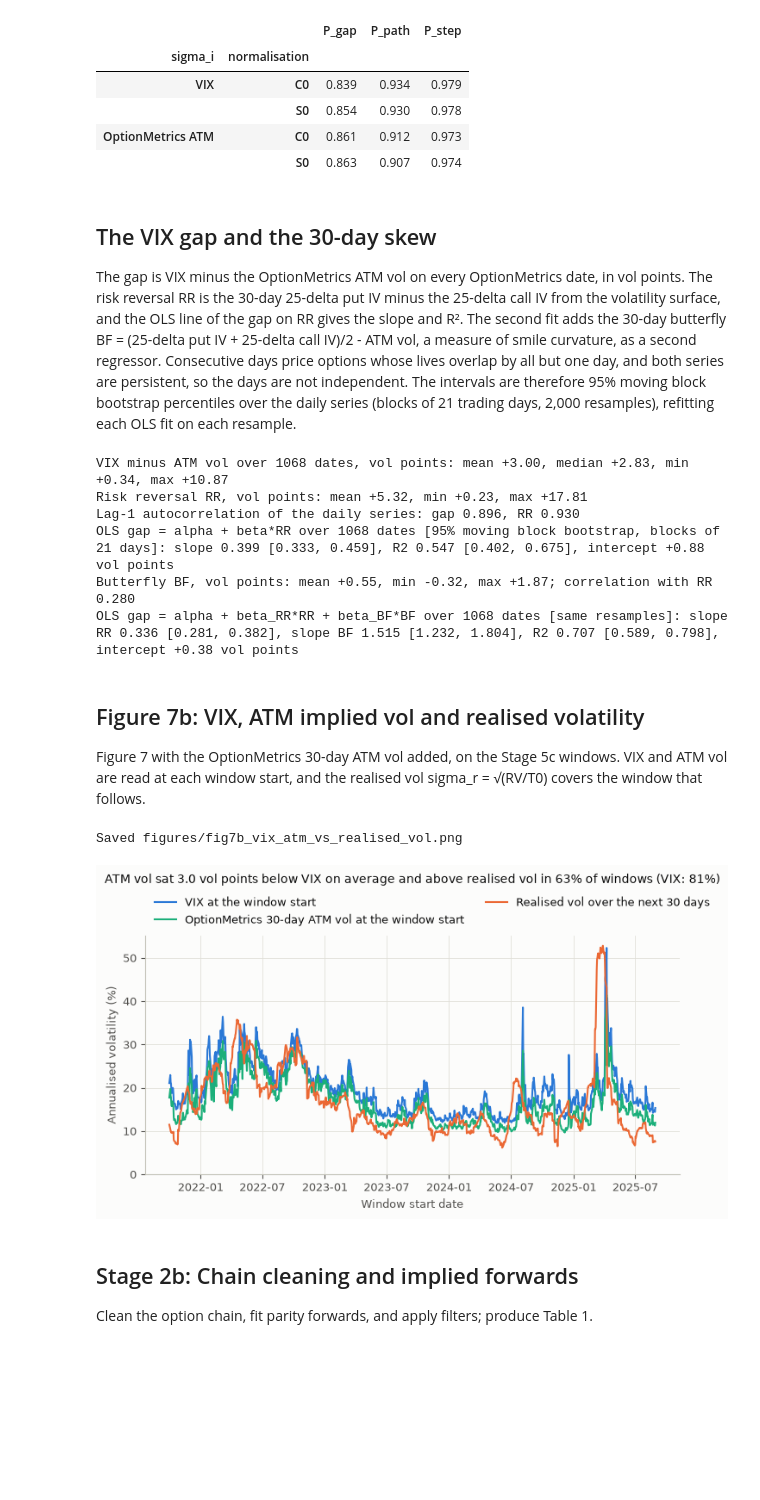
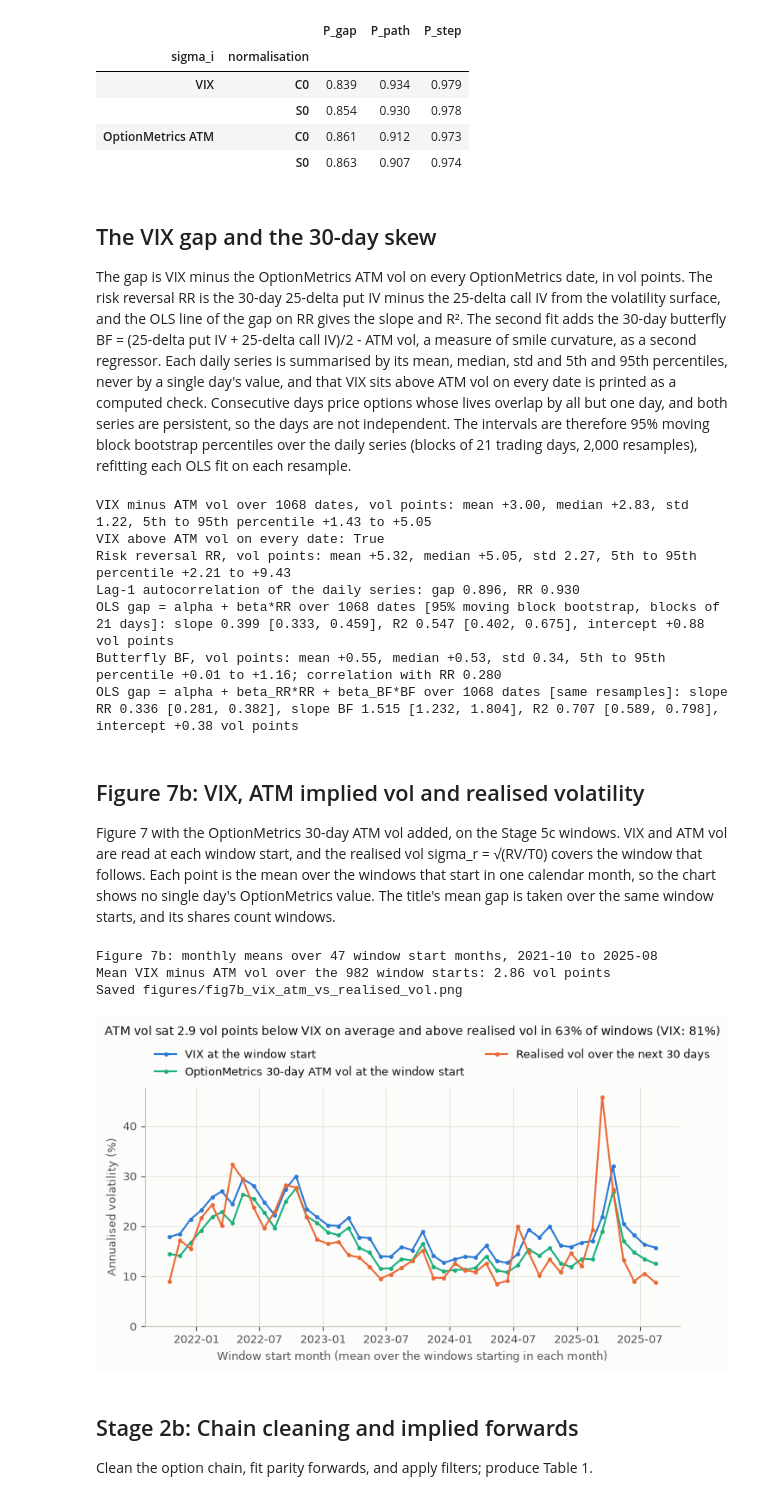
Before and after one commit to yogi-agarwal/vol-surface-delta-hedging, a Jupyter notebook: notebooks/analysis.ipynb, the cells around one changed output. Saved outputs shown, nothing was run; the diff lists cells and outputs as text; code cells hidden in the pictures; blank space fills up the shorter version.

```diff
--- a/notebooks/analysis.ipynb
+++ b/notebooks/analysis.ipynb
@@ -527,6 +527,19 @@ from volsurf.data import load_optionmetrics
 
 OM_LAST = "2025-08-29"  # last OptionMetrics date: Stage 5c windows start on or before it
 GAP_BLOCK = 21  # trading days per block in the bootstrap of the daily gap regression
+
+
+def vol_points(x):
+    """Mean, median, std (ddof 0) and 5th and 95th percentiles of a daily series, in vol points.
+
+    Licensing: these aggregates are all this section prints of a daily OptionMetrics series, never
+    a minimum, a maximum or any other value of a single day.
+    """
+    x = 100 * np.asarray(x, dtype=float)
+    p5, p95 = np.percentile(x, [5, 95])
+    return (f"mean {x.mean():+.2f}, median {np.median(x):+.2f}, std {x.std():.2f}, "
+            f"5th to 95th percentile {p5:+.2f} to {p95:+.2f}")
+
 
 om = load_optionmetrics()  # licensed WRDS files in data/raw/; None when either is absent
 if om is None:
@@ -541,10 +554,7 @@ else:
         f"Stage 5c windows: {om_rows.size} of {win.starts.size}, starts {start_dates[om_rows][0].date()} "
         f"to {start_dates[om_rows][-1].date()}, each with an ATM vol at t0"
     )
-    print(
-        f"Cross-check, ATM vol minus the 50-delta call IV of the surface: mean {100 * atm_minus_50d.mean():+.2f}, "
-        f"largest absolute {100 * atm_minus_50d.abs().max():.2f} vol points"
-    )
+    print(f"Cross-check, ATM vol minus the 50-delta call IV of the surface, vol points: {vol_points(atm_minus_50d)}")
     for points in (1, 2):
         above = atm_minus_50d.abs() > points / 100
         by_year = above.groupby(above.index.year).sum()
@@ -749,21 +759,16 @@ Spearman rank correlation of P&L with each predictor, h = 1, c = 0:
 |  | S0 | 0.863 | 0.907 | 0.974 |
 # %% [markdown]
 ## The VIX gap and the 30-day skew
-The gap is VIX minus the OptionMetrics ATM vol on every OptionMetrics date, in vol points. The risk reversal RR is the 30-day 25-delta put IV minus the 25-delta call IV from the volatility surface, and the OLS line of the gap on RR gives the slope and R². The second fit adds the 30-day butterfly BF = (25-delta put IV + 25-delta call IV)/2 - ATM vol, a measure of smile curvature, as a second regressor. Consecutive days price options whose lives overlap by all but one day, and both series are persistent, so the days are not independent. The intervals are therefore 95% moving block bootstrap percentiles over the daily series (blocks of 21 trading days, 2,000 resamples), refitting each OLS fit on each resample.
+The gap is VIX minus the OptionMetrics ATM vol on every OptionMetrics date, in vol points. The risk reversal RR is the 30-day 25-delta put IV minus the 25-delta call IV from the volatility surface, and the OLS line of the gap on RR gives the slope and R². The second fit adds the 30-day butterfly BF = (25-delta put IV + 25-delta call IV)/2 - ATM vol, a measure of smile curvature, as a second regressor. Each daily series is summarised by its mean, median, std and 5th and 95th percentiles, never by a single day's value, and that VIX sits above ATM vol on every date is printed as a computed check. Consecutive days price options whose lives overlap by all but one day, and both series are persistent, so the days are not independent. The intervals are therefore 95% moving block bootstrap percentiles over the daily series (blocks of 21 trading days, 2,000 resamples), refitting each OLS fit on each resample.
 # %%
 if om is not None:
     vix_om = history["sigma_i"].reindex(om.index)
     assert not vix_om.isna().any(), "every OptionMetrics date needs a VIX close"
     gap = (vix_om - om["sigma_atm"]).to_numpy()
     rr = (om["put_25d"] - om["call_25d"]).to_numpy()
-    print(
-        f"VIX minus ATM vol over {gap.size} dates, vol points: mean {100 * gap.mean():+.2f}, "
-        f"median {100 * np.median(gap):+.2f}, min {100 * gap.min():+.2f}, max {100 * gap.max():+.2f}"
-    )
-    print(
-        f"Risk reversal RR, vol points: mean {100 * rr.mean():+.2f}, "
-        f"min {100 * rr.min():+.2f}, max {100 * rr.max():+.2f}"
-    )
+    print(f"VIX minus ATM vol over {gap.size} dates, vol points: {vol_points(gap)}")
+    print(f"VIX above ATM vol on every date: {bool(np.all(gap > 0))}")
+    print(f"Risk reversal RR, vol points: {vol_points(rr)}")
     lag1 = {name: np.corrcoef(x[:-1], x[1:])[0, 1] for name, x in (("gap", gap), ("RR", rr))}
     print(f"Lag-1 autocorrelation of the daily series: gap {lag1['gap']:.3f}, RR {lag1['RR']:.3f}")
 
@@ -780,10 +785,7 @@ if om is not None:
     )
 
     bf = ((om["put_25d"] + om["call_25d"]) / 2 - om["sigma_atm"]).to_numpy()
-    print(
-        f"Butterfly BF, vol points: mean {100 * bf.mean():+.2f}, min {100 * bf.min():+.2f}, "
-        f"max {100 * bf.max():+.2f}; correlation with RR {np.corrcoef(rr, bf)[0, 1]:.3f}"
-    )
+    print(f"Butterfly BF, vol points: {vol_points(bf)}; correlation with RR {np.corrcoef(rr, bf)[0, 1]:.3f}")
 
     X_gap = np.column_stack([np.ones_like(rr), rr, bf])
     coef_2, r2_2 = hg.ols_fit(gap, X_gap)
@@ -797,39 +799,53 @@ if om is not None:
         f"R2 {r2_2:.3f} [{r2_2lo:.3f}, {r2_2hi:.3f}], intercept {100 * coef_2[0]:+.2f} vol points"
     )
 # %% [output]
-VIX minus ATM vol over 1068 dates, vol points: mean +3.00, median +2.83, min +0.34, max +10.87
-Risk reversal RR, vol points: mean +5.32, min +0.23, max +17.81
+VIX minus ATM vol over 1068 dates, vol points: mean +3.00, median +2.83, std 1.22, 5th to 95th percentile +1.43 to +5.05
+VIX above ATM vol on every date: True
+Risk reversal RR, vol points: mean +5.32, median +5.05, std 2.27, 5th to 95th percentile +2.21 to +9.43
 Lag-1 autocorrelation of the daily series: gap 0.896, RR 0.930
 OLS gap = alpha + beta*RR over 1068 dates [95% moving block bootstrap, blocks of 21 days]: slope 0.399 [0.333, 0.459], R2 0.547 [0.402, 0.675], intercept +0.88 vol points
-Butterfly BF, vol points: mean +0.55, min -0.32, max +1.87; correlation with RR 0.280
+Butterfly BF, vol points: mean +0.55, median +0.53, std 0.34, 5th to 95th percentile +0.01 to +1.16; correlation with RR 0.280
 OLS gap = alpha + beta_RR*RR + beta_BF*BF over 1068 dates [same resamples]: slope RR 0.336 [0.281, 0.382], slope BF 1.515 [1.232, 1.804], R2 0.707 [0.589, 0.798], intercept +0.38 vol points
 # %% [markdown]
 ## Figure 7b: VIX, ATM implied vol and realised volatility
-Figure 7 with the OptionMetrics 30-day ATM vol added, on the Stage 5c windows. VIX and ATM vol are read at each window start, and the realised vol sigma_r = √(RV/T0) covers the window that follows.
+Figure 7 with the OptionMetrics 30-day ATM vol added, on the Stage 5c windows. VIX and ATM vol are read at each window start, and the realised vol sigma_r = √(RV/T0) covers the window that follows. Each point is the mean over the windows that start in one calendar month, so the chart shows no single day's OptionMetrics value. The title's mean gap is taken over the same window starts, and its shares count windows.
 # %%
 if om is not None:
     AQUA = "#1baf7a"  # third series colour after blue and orange
     dates_5c = start_dates[om_rows]
     share_5c = {label: np.mean(sig**2 * T0_5c > runs_5c[label].rv) for label, sig in sigma_5c.items()}
+    gap_starts = sigma_5c["VIX"] - sigma_atm  # VIX minus ATM vol at the plotted window starts
+    # Monthly means by window start month, so the chart shows no single day's OptionMetrics value.
+    monthly = pd.DataFrame(
+        {"VIX": sigma_5c["VIX"], "ATM": sigma_atm, "realised": sigma_r_5c}, index=dates_5c
+    ).groupby(dates_5c.to_period("M")).mean()
+    mid_month = monthly.index.to_timestamp() + pd.Timedelta(days=14)
+    print(f"Figure 7b: monthly means over {len(monthly)} window start months, {monthly.index[0]} to {monthly.index[-1]}")
+    print(f"Mean VIX minus ATM vol over the {dates_5c.size} window starts: {100 * gap_starts.mean():.2f} vol points")
 
     fig, ax = plt.subplots(figsize=(8, 3.6))
-    ax.plot(dates_5c, 100 * sigma_5c["VIX"], color=BLUE, lw=1.5, label="VIX at the window start")
-    ax.plot(dates_5c, 100 * sigma_atm, color=AQUA, lw=1.5, label="OptionMetrics 30-day ATM vol at the window start")
-    ax.plot(dates_5c, 100 * sigma_r_5c, color=ORANGE, lw=1.5, label="Realised vol over the next 30 days")
-    ax.set_xlabel("Window start date")
+    for column, colour, label in (
+        ("VIX", BLUE, "VIX at the window start"),
+        ("ATM", AQUA, "OptionMetrics 30-day ATM vol at the window start"),
+        ("realised", ORANGE, "Realised vol over the next 30 days"),
+    ):
+        ax.plot(mid_month, 100 * monthly[column], color=colour, lw=1.5, marker="o", ms=2.5, label=label)
+    ax.set_xlabel("Window start month (mean over the windows starting in each month)")
     ax.set_ylabel("Annualised volatility (%)")
     ax.set_ylim(bottom=0)
     ax.set_title(
-        f"ATM vol sat {100 * gap.mean():.1f} vol points below VIX on average and above realised vol "
+        f"ATM vol sat {100 * gap_starts.mean():.1f} vol points below VIX on average and above realised vol "
         f"in {share_5c['OptionMetrics ATM']:.0%} of windows (VIX: {share_5c['VIX']:.0%})",
         pad=44,
     )
     ax.legend(loc="lower left", bbox_to_anchor=(0.0, 1.0), ncol=2)
     save(fig, "fig7b_vix_atm_vs_realised_vol.png")
     plt.show()
 # %% [output]
+Figure 7b: monthly means over 47 window start months, 2021-10 to 2025-08
+Mean VIX minus ATM vol over the 982 window starts: 2.86 vol points
 Saved figures/fig7b_vix_atm_vs_realised_vol.png
-[figure, old version]
+[figure, new version]
 # %% [markdown]
 ## Stage 2b: Chain cleaning and implied forwards
 
```
Also changed, not shown: parts of 2 cells of this notebook, 3 other files.
